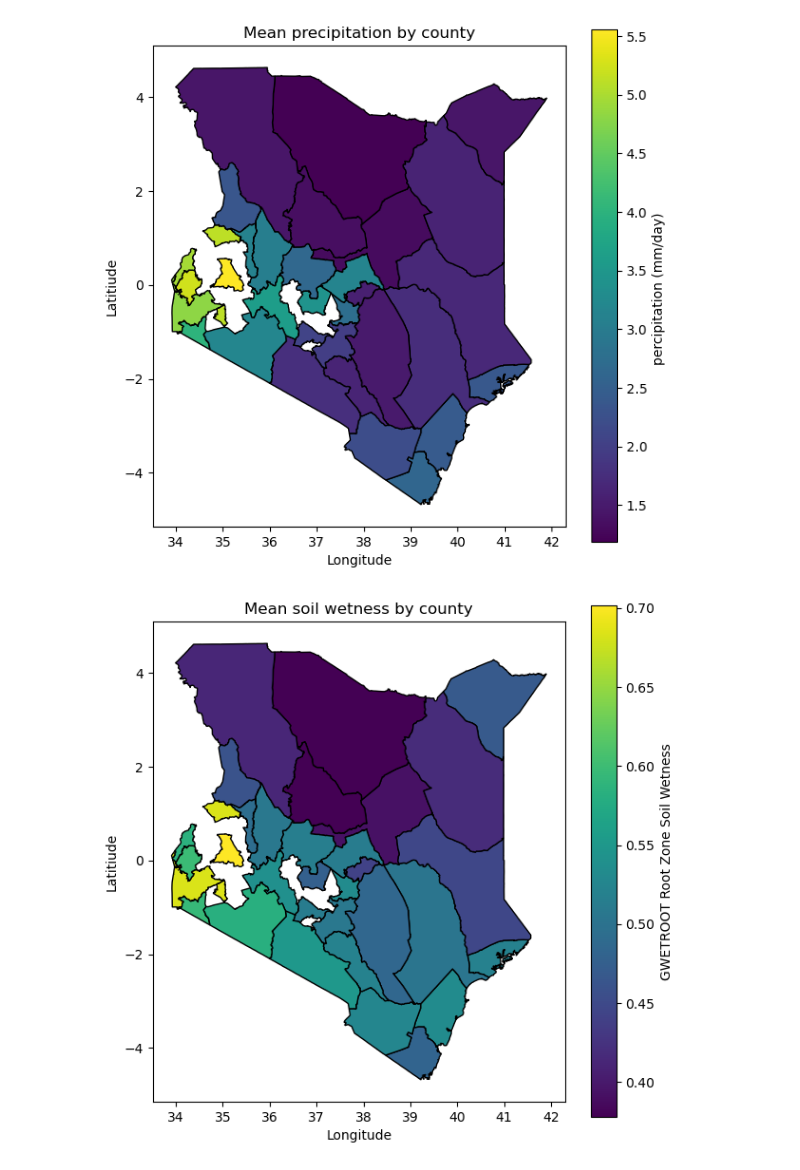
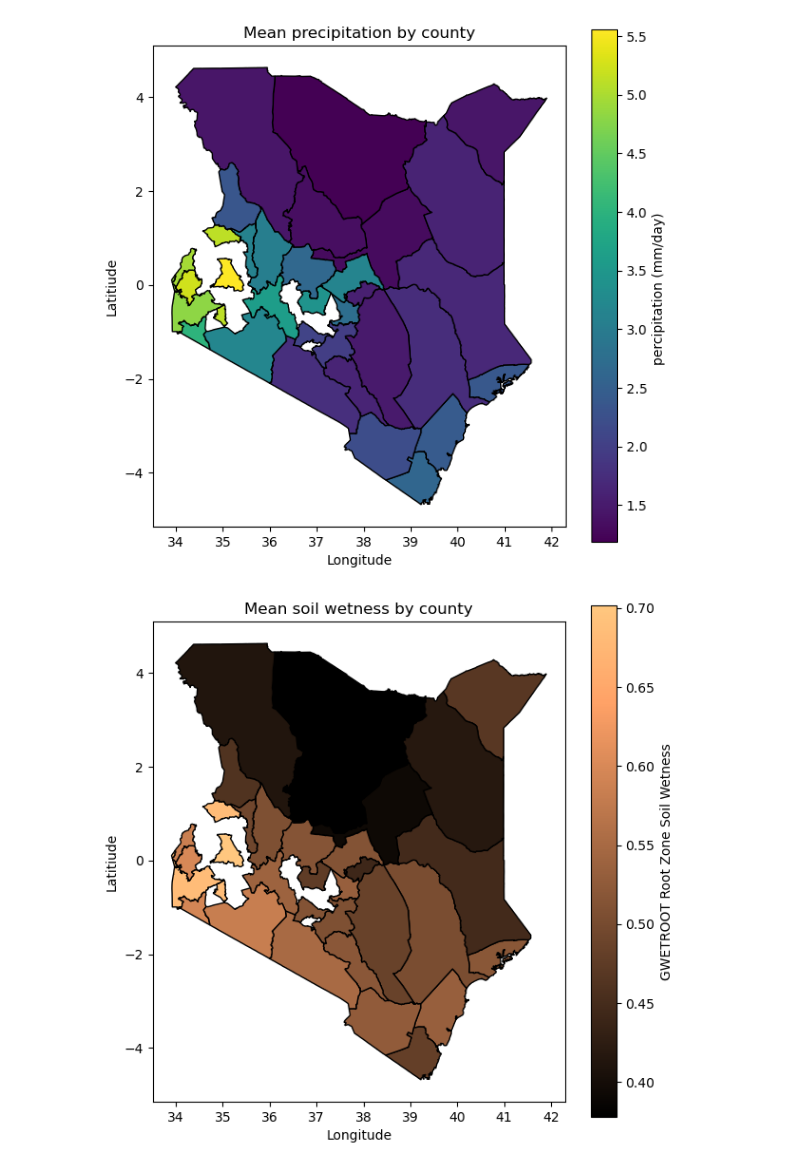
Before and after one commit to CWanderi/capstone_project, a Jupyter notebook: capstone_project.ipynb, the cells around one changed output. Drawn from its saved outputs; the diff is of its cells as text; code cells hidden in the pictures.

```diff
--- a/capstone_project.ipynb
+++ b/capstone_project.ipynb
@@ -255,3 +278,7 @@ data2.head()
 | 2 | 404.0 | KEN | Kenya | 114.0 | CENTRAL | KEN001 | MURANGA | KEN001003 | None | POLYGON ((36.73126 -0.67027, 36.7... |
 | 3 | 404.0 | KEN | Kenya | 114.0 | CENTRAL | KEN001 | NYANDARUA | KEN001004 | None | POLYGON ((36.25160 -0.12465, 36.2... |
 | 4 | 404.0 | KEN | Kenya | 114.0 | CENTRAL | KEN001 | NYERI | KEN001005 | None | POLYGON ((36.60928 -0.32549, 36.6... |
+# %%
+#removing unecessary columns to clean up the data
+data2 = data2.drop(columns=["UNCODEOR", "CNTNAME3", "CNTCODE_", "NAME1_", "PCODE", "DCODE", "COMMENTS_"])
+data2.head()
@@ -406,10 +548,10 @@ plt.show()
 # %%
 
 fig, ax = plt.subplots(figsize=(7,7))
-gdf_final.plot('Mean soil wetness', legend=True, edgecolor='black',ax=ax, legend_kwds={'label':'GWETROOT Root Zone Soil Wetness'})
+gdf_final.plot('Mean soil wetness',cmap='copper', legend=True, edgecolor='black',ax=ax, legend_kwds={'label':'GWETROOT Root Zone Soil Wetness'})
 ax.set_title('Mean soil wetness by county')
 ax.set_ylabel('Latitiude')
 ax.set_xlabel('Longitude')
 plt.show()
 # %% [output]
-[figure, old version]
+[figure, new version]
```
Also changed, not shown: parts of 22 cells of this notebook.
